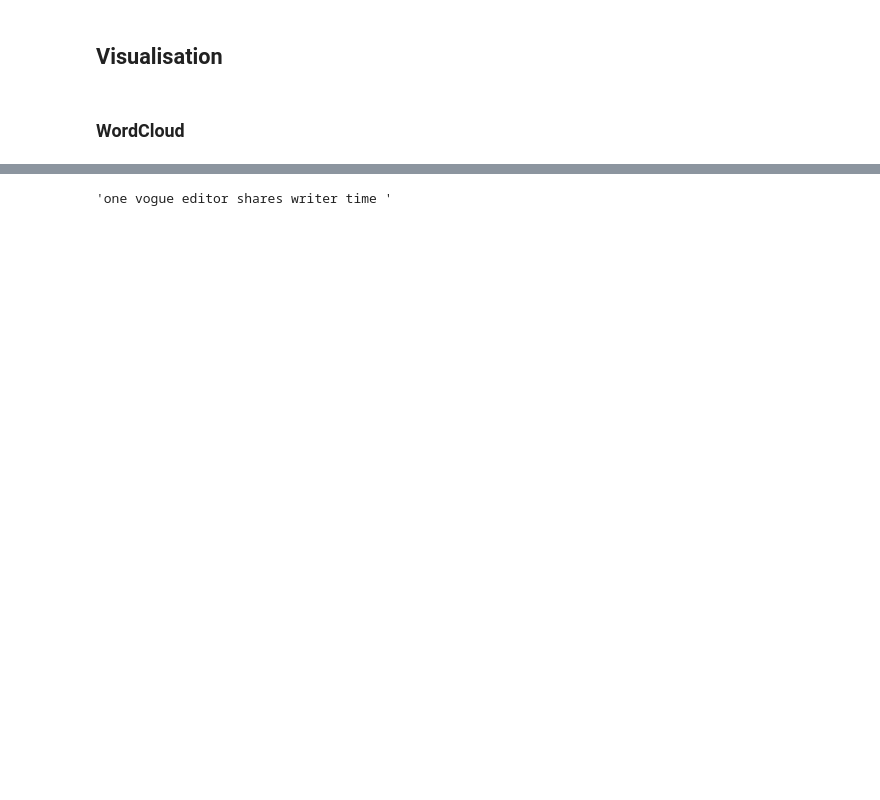
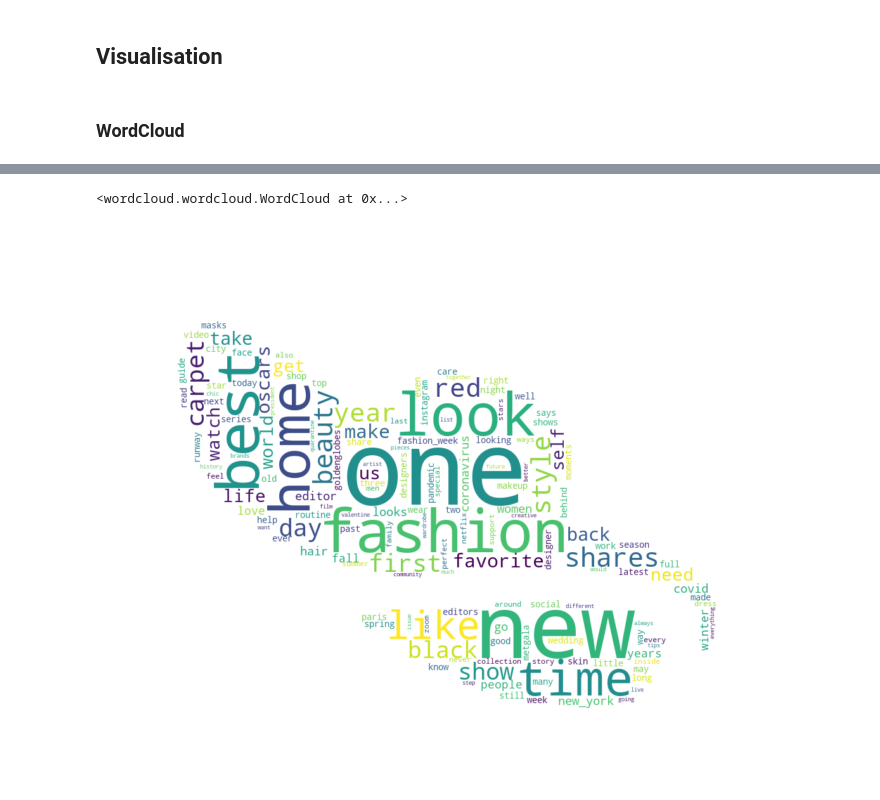
Before and after one commit to albasitdikova/NLP_analysis_Vogue, a Jupyter notebook: Web_scraping_and_PreProcessing.ipynb, the cells around one changed output, grey strips where cells are left out. Saved outputs shown, nothing was run; the diff lists cells and outputs as text; code cells hidden in the pictures; blank space fills up the shorter version.

Commit message:
updated word cloud

```diff
--- a/Web_scraping_and_PreProcessing.ipynb
+++ b/Web_scraping_and_PreProcessing.ipynb
@@ -573,4 +641,0 @@ for el in topic_words[0]:
-# %%
-comment_words
-# %% [output]
-'one vogue editor shares writer time '
@@ -577,3 +644,19 @@ comment_words
+# %%
+custom_mask = np.array(Image.open("q2.png"))
+# %%
+wordcloud = WordCloud(background_color="white", mask = custom_mask, stopwords=stop)
+                      #, contour_width=1)
+                      #, contour_color='black')
+wordcloud.generate_from_frequencies(frequencies=word_sorted[:150])
+# %% [output]
+<wordcloud.wordcloud.WordCloud at 0x...>
+# %%
+plt.figure(figsize=[20,10])
+plt.imshow(wordcloud, interpolation="bilinear")
+plt.axis("off")
+plt.show()
+# %% [output]
+[figure, added]
 # %%
 wc = WordCloud(background_color="white")
 wc.generate(comment_words)
```
Also changed, not shown: parts of 38 cells of this notebook.
